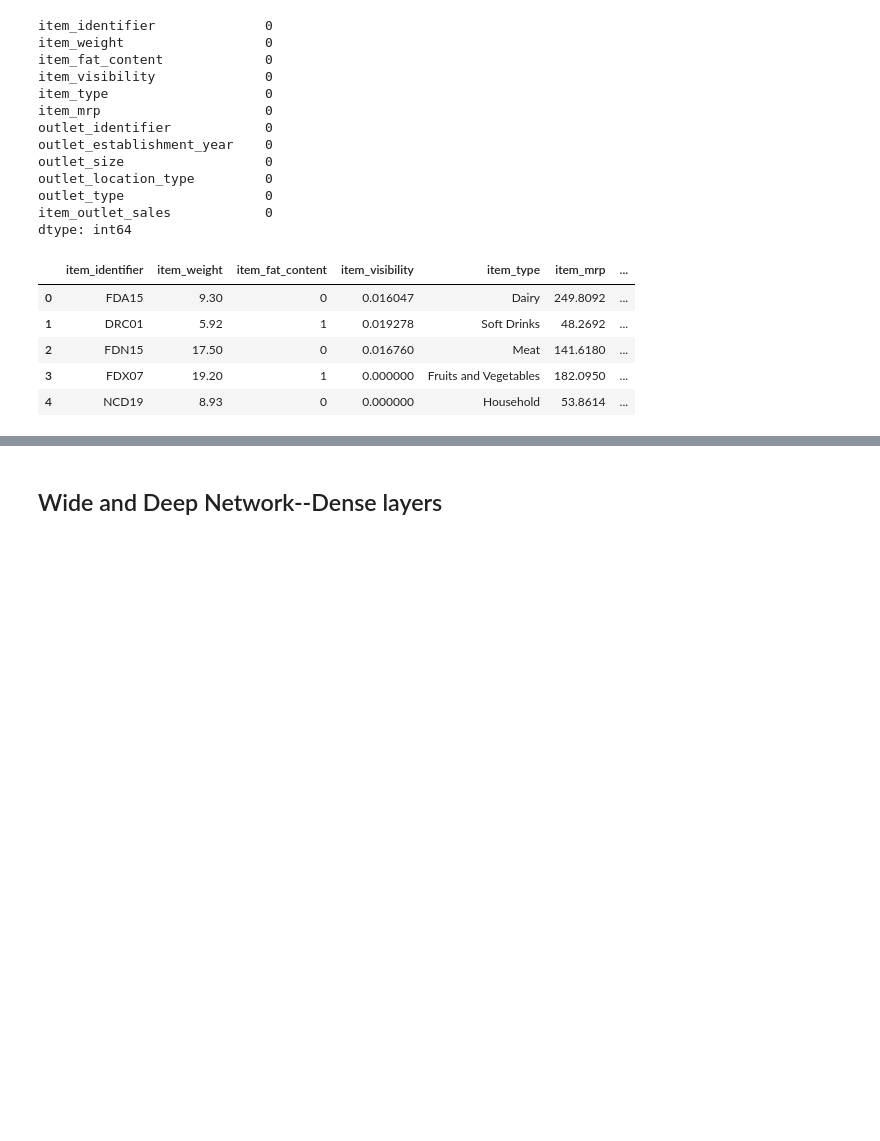
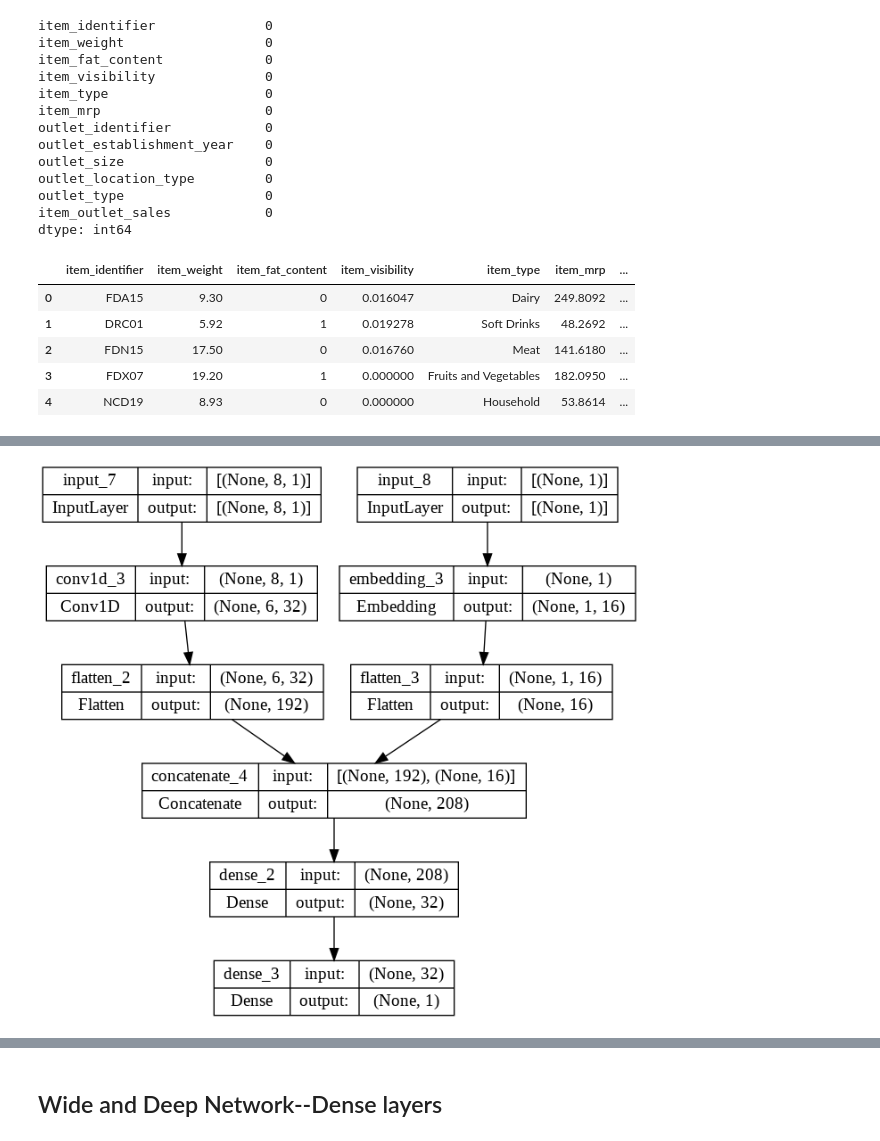
Before and after one commit to harnalashok/deeplearning, a Jupyter notebook: Enginerring_using_keras_Functional_API_II.ipynb, the cells around one changed output, grey strips where cells are left out. Saved outputs shown, nothing was run; the diff lists cells and outputs as text; code cells hidden in the pictures; blank space fills up the shorter version.

```diff
--- a/Enginerring_using_keras_Functional_API_II.ipynb
+++ b/Enginerring_using_keras_Functional_API_II.ipynb
@@ -182,0 +198,13 @@ X = ss.fit_transform(X)
+# %%
+right =tf.keras.layers.Embedding( input_dim = vocab_size, output_dim = 16 )(input2)
+# %%
+out = tf.keras.layers.concatenate([tf.keras.layers.Flatten()(left),tf.keras.layers.Flatten()(right)])
+# %%
+out = tf.keras.layers.Dense(32,activation = 'relu')(out)
+out = tf.keras.layers.Dense(1, activation = 'sigmoid')(out)
+# %%
+model = Model(inputs = [input1,input2], outputs = [out])
+# %%
+plot_model(model, show_shapes= True)
+# %% [output]
+[figure, added]
```
Also changed, not shown: parts of 9 cells of this notebook.
